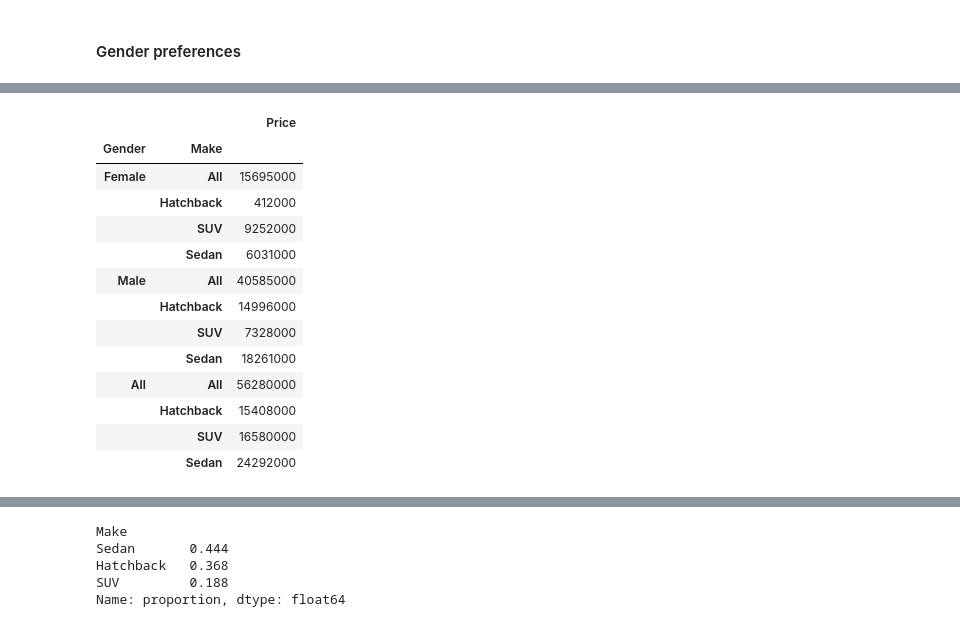
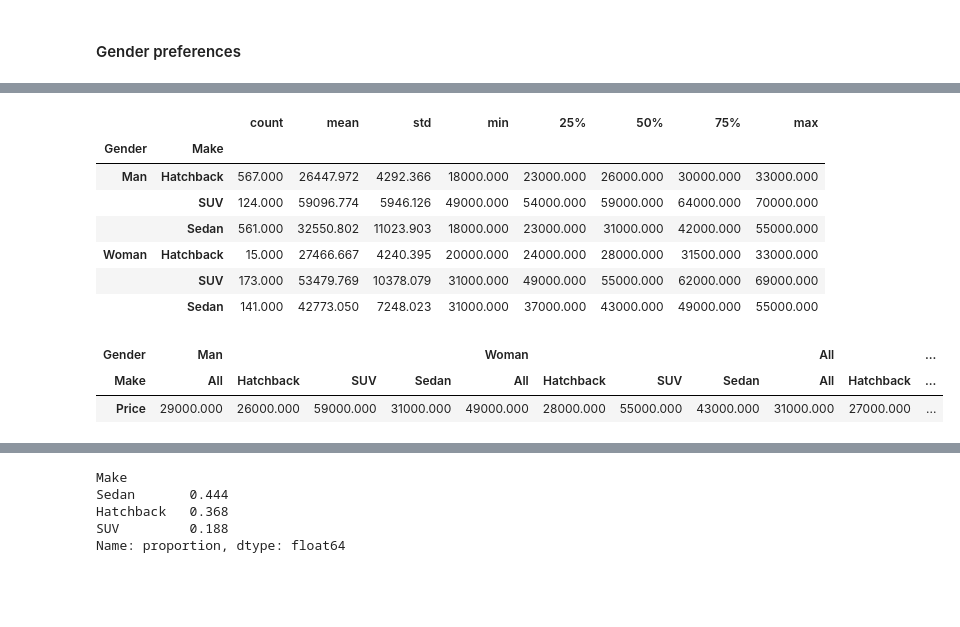
Before and after one commit to devopsopenshift/python, a Jupyter notebook: coded_project/AUSTO-1-4.ipynb, the cells around one changed output, grey strips where cells are left out. Cells and saved outputs as stored; diff of their text form; code cells hidden in the pictures; blank space fills up the shorter version.

```diff
--- a/coded_project/AUSTO-1-4.ipynb
+++ b/coded_project/AUSTO-1-4.ipynb
@@ -216,6 +216,10 @@ memory usage: 173.0+ KB
 data['Gender'].unique()
 # %% [output]
 array(['Male', 'Female', nan], dtype=object)
+# %%
+data['Gender'].replace(["Femal", "Female", "Femle"],'Woman',inplace=True)
+# %%
+data['Gender'].replace(["Male"],'Man',inplace=True)
 # %% [markdown]
 #### missing data
 # %%
@@ -226,7 +230,7 @@ Index(['Age', 'Gender', 'Profession', 'Marital_status', 'Education',
        'Salary', 'Partner_salary', 'Total_salary', 'Price', 'Make'],
       dtype='object')
 # %%
-data['Gender'].fillna('Male',inplace=True)
+data['Gender'].fillna('Man',inplace=True)
 # %% [markdown]
 ## Analysis
 # %% [markdown]
@@ -304,21 +314,19 @@ data[['Gender','Price']].describe(include='all').T
 # %%
-#data[(data['Make']=='SUV')].groupby(['Gender'])['Price'].sum()
+quantile_data=data.groupby(['Gender','Make'])['Price'].describe()
+# %% [output]
+|  |  | count | mean | std | min | 25% | 50% | 75% | max |
+| Gender | Make |  |  |  |  |  |  |  |  |
+| Man | Hatchback | 567.000 | 26447.972 | 4292.366 | 18000.000 | 23000.000 | 26000.000 | 30000.000 | 33000.000 |
+|  | SUV | 124.000 | 59096.774 | 5946.126 | 49000.000 | 54000.000 | 59000.000 | 64000.000 | 70000.000 |
+|  | Sedan | 561.000 | 32550.802 | 11023.903 | 18000.000 | 23000.000 | 31000.000 | 42000.000 | 55000.000 |
+| Woman | Hatchback | 15.000 | 27466.667 | 4240.395 | 20000.000 | 24000.000 | 28000.000 | 31500.000 | 33000.000 |
+|  | SUV | 173.000 | 53479.769 | 10378.079 | 31000.000 | 49000.000 | 55000.000 | 62000.000 | 69000.000 |
+|  | Sedan | 141.000 | 42773.050 | 7248.023 | 31000.000 | 37000.000 | 43000.000 | 49000.000 | 55000.000 |
 # %%
 table=pd.pivot_table(data, values=['Price'],index=['Gender'], columns=['Make'],
-                     aggfunc="sum", margins=True)
-table.stack('Make')
+                     aggfunc="median", margins=True)
+table.stack(['Make']).T
 # %% [output]
-|  |  | Price |
-| Gender | Make |  |
-| Female | All | 15695000 |
-|  | Hatchback | 412000 |
-|  | SUV | 9252000 |
-|  | Sedan | 6031000 |
-| Male | All | 40585000 |
-|  | Hatchback | 14996000 |
-|  | SUV | 7328000 |
-|  | Sedan | 18261000 |
-| All | All | 56280000 |
-|  | Hatchback | 15408000 |
-|  | SUV | 16580000 |
-|  | Sedan | 24292000 |
+| Gender | Man |  |  |  | Woman |  |  |  | All |  | ... |
+| Make | All | Hatchback | SUV | Sedan | All | Hatchback | SUV | Sedan | All | Hatchback | ... |
+| Price | 29000.000 | 26000.000 | 59000.000 | 31000.000 | 49000.000 | 28000.000 | 55000.000 | 43000.000 | 31000.000 | 27000.000 | ... |
```
Also changed, not shown: parts of 31 cells of this notebook.
